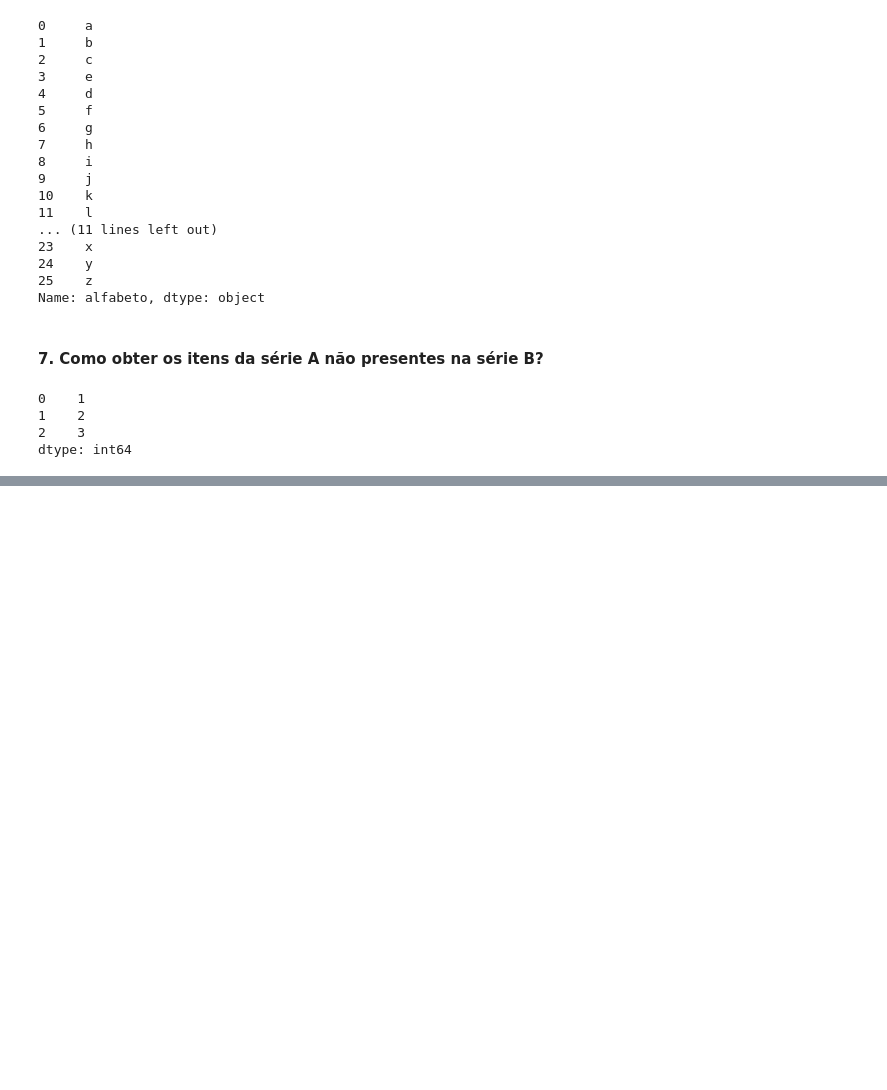
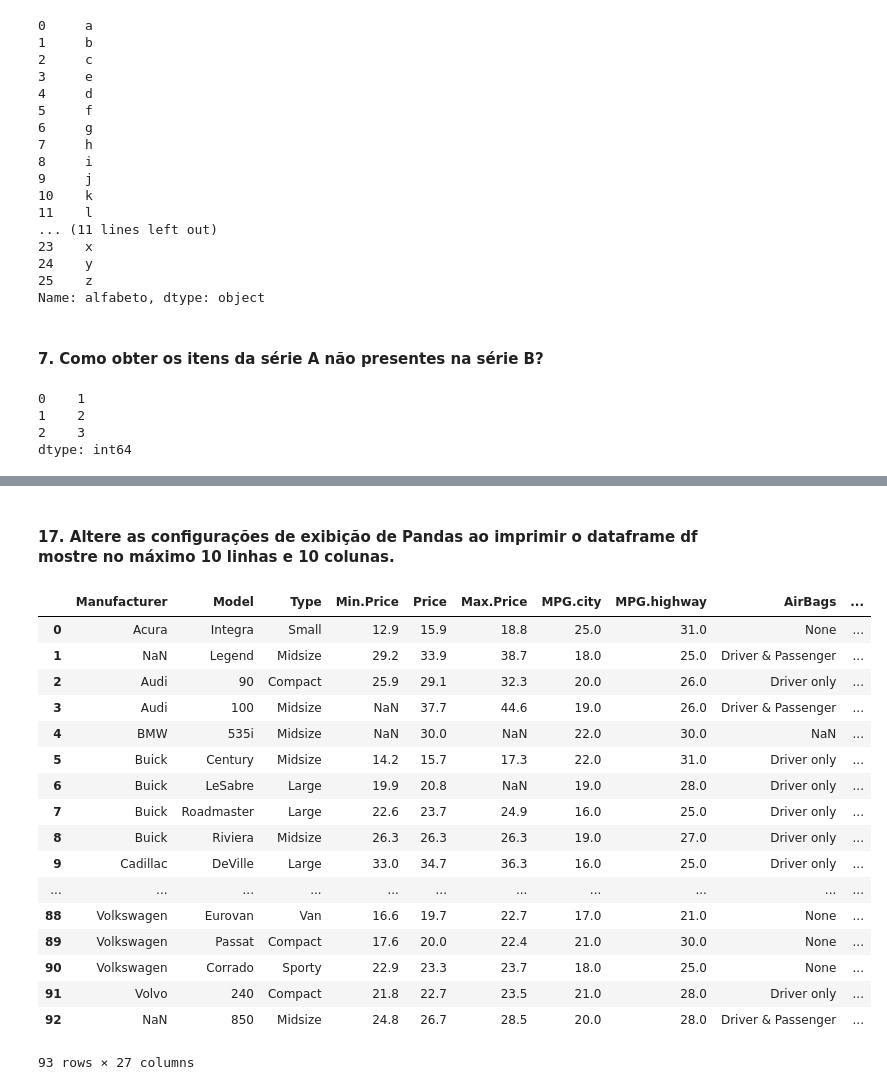
Before and after one commit to Hermirio/Estatistica, a Jupyter notebook: Exercicios/Exercicio_de_sala/Exercicio03.ipynb, the cells around one changed output, grey strips where cells are left out. Cells and saved outputs as stored; diff of their text form; code cells hidden in the pictures; blank space fills up the shorter version.

Commit message:
Exercicio de Pandas

```diff
--- a/Exercicios/Exercicio_de_sala/Exercicio03.ipynb
+++ b/Exercicios/Exercicio_de_sala/Exercicio03.ipynb
@@ -179,0 +367,23 @@ dtype: int64
+# %% [markdown]
+#### 17. Altere as configurações de exibição de Pandas ao imprimir o dataframe df mostre no máximo 10 linhas e 10 colunas.
+# %%
+pd.read_csv('https://raw.githubusercontent.com/selva86/datasets/master/Cars93_miss.csv')
+# %% [output]
+|  | Manufacturer | Model | Type | Min.Price | Price | Max.Price | MPG.city | MPG.highway | AirBags | ... |
+| 0 | Acura | Integra | Small | 12.9 | 15.9 | 18.8 | 25.0 | 31.0 | None | ... |
+| 1 | NaN | Legend | Midsize | 29.2 | 33.9 | 38.7 | 18.0 | 25.0 | Driver & Passenger | ... |
+| 2 | Audi | 90 | Compact | 25.9 | 29.1 | 32.3 | 20.0 | 26.0 | Driver only | ... |
+| 3 | Audi | 100 | Midsize | NaN | 37.7 | 44.6 | 19.0 | 26.0 | Driver & Passenger | ... |
+| 4 | BMW | 535i | Midsize | NaN | 30.0 | NaN | 22.0 | 30.0 | NaN | ... |
+| 5 | Buick | Century | Midsize | 14.2 | 15.7 | 17.3 | 22.0 | 31.0 | Driver only | ... |
+| 6 | Buick | LeSabre | Large | 19.9 | 20.8 | NaN | 19.0 | 28.0 | Driver only | ... |
+| 7 | Buick | Roadmaster | Large | 22.6 | 23.7 | 24.9 | 16.0 | 25.0 | Driver only | ... |
+| 8 | Buick | Riviera | Midsize | 26.3 | 26.3 | 26.3 | 19.0 | 27.0 | Driver only | ... |
+| 9 | Cadillac | DeVille | Large | 33.0 | 34.7 | 36.3 | 16.0 | 25.0 | Driver only | ... |
+| ... | ... | ... | ... | ... | ... | ... | ... | ... | ... | ... |
+| 88 | Volkswagen | Eurovan | Van | 16.6 | 19.7 | 22.7 | 17.0 | 21.0 | None | ... |
+| 89 | Volkswagen | Passat | Compact | 17.6 | 20.0 | 22.4 | 21.0 | 30.0 | None | ... |
+| 90 | Volkswagen | Corrado | Sporty | 22.9 | 23.3 | 23.7 | 18.0 | 25.0 | None | ... |
+| 91 | Volvo | 240 | Compact | 21.8 | 22.7 | 23.5 | 21.0 | 28.0 | Driver only | ... |
+| 92 | NaN | 850 | Midsize | 24.8 | 26.7 | 28.5 | 20.0 | 28.0 | Driver & Passenger | ... |
+93 rows × 27 columns
```
Also changed, not shown: parts of 35 cells of this notebook, 3 other files.
